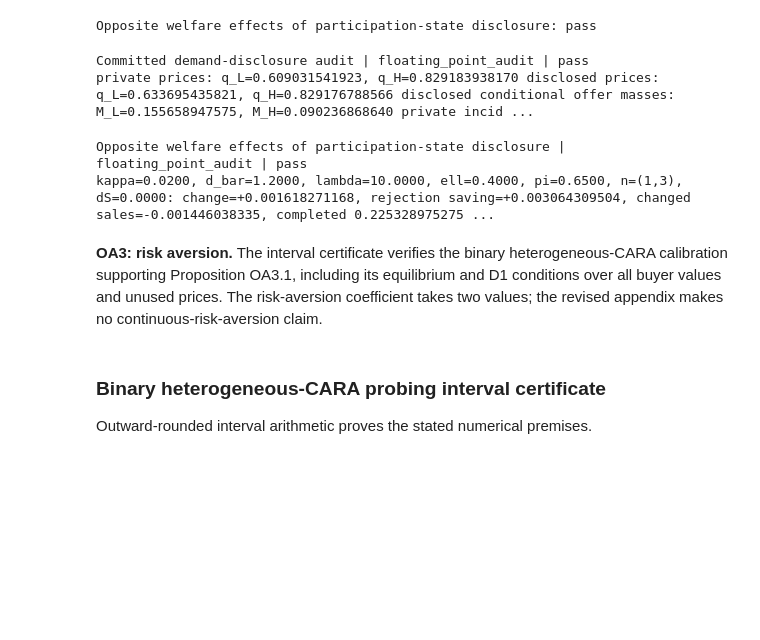
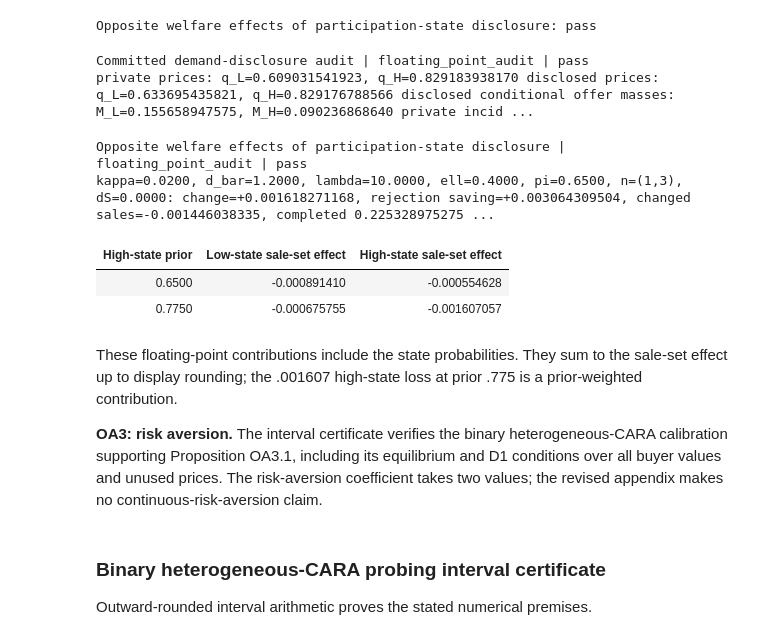
Before and after one commit to emilmsh/emilmsh.github.io, a Jupyter notebook: papers/pre-emption-numerics.ipynb, the cells around one changed output. Cells and saved outputs as stored; diff of their text form; code cells hidden in the pictures; blank space fills up the shorter version.

```diff
--- a/papers/pre-emption-numerics.ipynb
+++ b/papers/pre-emption-numerics.ipynb
@@ -7908,14 +7956,27 @@ run_calculation({'id': 'disclosure_welfare_examples_floating',
  'timeout_seconds': 300})
 # %% [output]
 Opposite welfare effects of participation-state disclosure: pass
-# %%
-records(['demand_disclosure_floating', 'disclosure_welfare_examples_floating'])
-# %% [output]
-Committed demand-disclosure audit | floating_point_audit | pass
-private prices: q_L=0.609031541923, q_H=0.829183938170 disclosed prices: q_L=0.633695435821, q_H=0.829176788566 disclosed conditional offer masses: M_L=0.155658947575, M_H=0.090236868640 private incid ...
-Opposite welfare effects of participation-state disclosure | floating_point_audit | pass
-kappa=0.0200, d_bar=1.2000, lambda=10.0000, ell=0.4000, pi=0.6500, n=(1,3), dS=0.0000: change=+0.001618271168, rejection saving=+0.003064309504, changed sales=-0.001446038335, completed 0.225328975275 ...
+# %%
+records(['demand_disclosure_floating', 'disclosure_welfare_examples_floating'])
+import re
+disclosure_text = (RUN / 'disclosure_welfare_examples_floating.stdout.txt').read_text(encoding='utf-8')
+priors = re.findall(r'pi=([0-9.]+), n=', disclosure_text)
+components = re.findall(r'state changed-sales values=\(([+-]?[0-9.]+), ([+-]?[0-9.]+)\)', disclosure_text)
+if len(priors) != 2 or len(components) != 2:
+    raise RuntimeError('Expected both disclosure-state decompositions.')
+table(['High-state prior', 'Low-state sale-set effect', 'High-state sale-set effect'],
+      [[prior, low, high] for prior, (low, high) in zip(priors, components)])
+# %% [output]
+Committed demand-disclosure audit | floating_point_audit | pass
+private prices: q_L=0.609031541923, q_H=0.829183938170 disclosed prices: q_L=0.633695435821, q_H=0.829176788566 disclosed conditional offer masses: M_L=0.155658947575, M_H=0.090236868640 private incid ...
+Opposite welfare effects of participation-state disclosure | floating_point_audit | pass
+kappa=0.0200, d_bar=1.2000, lambda=10.0000, ell=0.4000, pi=0.6500, n=(1,3), dS=0.0000: change=+0.001618271168, rejection saving=+0.003064309504, changed sales=-0.001446038335, completed 0.225328975275 ...
+| High-state prior | Low-state sale-set effect | High-state sale-set effect |
+| 0.6500 | -0.000891410 | -0.000554628 |
+| 0.7750 | -0.000675755 | -0.001607057 |
 # %% [markdown]
+These floating-point contributions include the state probabilities. They sum to the sale-set effect up to display rounding; the .001607 high-state loss at prior .775 is a prior-weighted contribution.
+
 **OA3: risk aversion.** The interval certificate verifies the binary heterogeneous-CARA calibration supporting Proposition OA3.1, including its equilibrium and D1 conditions over all buyer values and unused prices. The risk-aversion coefficient takes two values; the revised appendix makes no continuous-risk-aversion claim.
 # %% [markdown]
 ### Binary heterogeneous-CARA probing interval certificate
```
Also changed, not shown: parts of 15 cells of this notebook, 6 other files.
